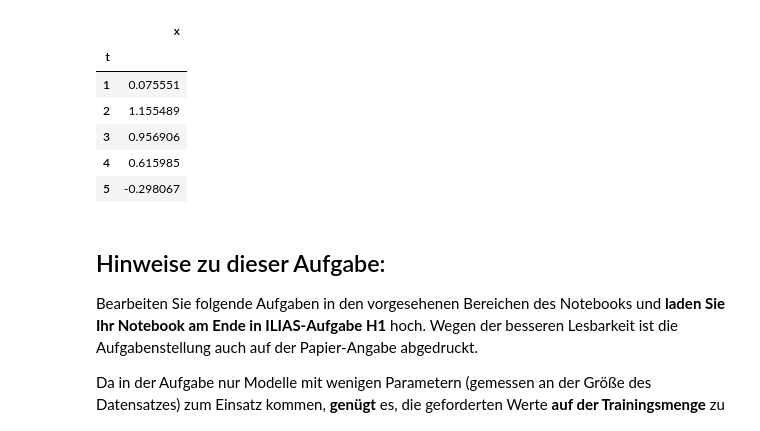
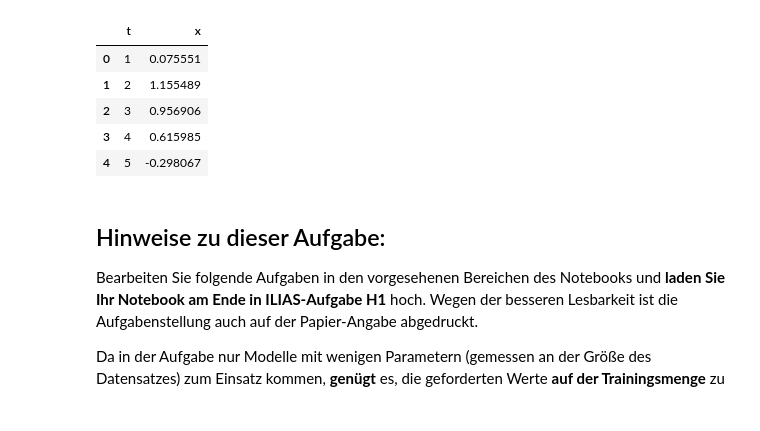
Before and after one commit to Datata1/dabi2-vorbereitung, a Jupyter notebook: notebooks/hofmann/vorbereitung.ipynb, the cells around one changed output. Saved outputs shown, nothing was run; the diff lists cells and outputs as text; code cells hidden in the pictures.

```diff
--- a/notebooks/hofmann/vorbereitung.ipynb
+++ b/notebooks/hofmann/vorbereitung.ipynb
@@ -5,15 +6,14 @@ import pandas as pd
 # %%
 # if necessary, change file path so the csv file will get loaded
-df = pd.read_csv('DSCB420 - 2024 - Test - H.csv', index_col='t')
+df = pd.read_csv('DSCB420 - 2024 - Test - H.csv')
 df.head()
 # %% [output]
-|  | x |
-| t |  |
-| 1 | 0.075551 |
-| 2 | 1.155489 |
-| 3 | 0.956906 |
-| 4 | 0.615985 |
-| 5 | -0.298067 |
+|  | t | x |
+| 0 | 1 | 0.075551 |
+| 1 | 2 | 1.155489 |
+| 2 | 3 | 0.956906 |
+| 3 | 4 | 0.615985 |
+| 4 | 5 | -0.298067 |
 # %% [markdown]
 ## Hinweise zu dieser Aufgabe:
 
```
Also changed, not shown: parts of 11 cells of this notebook, 9 other files.
